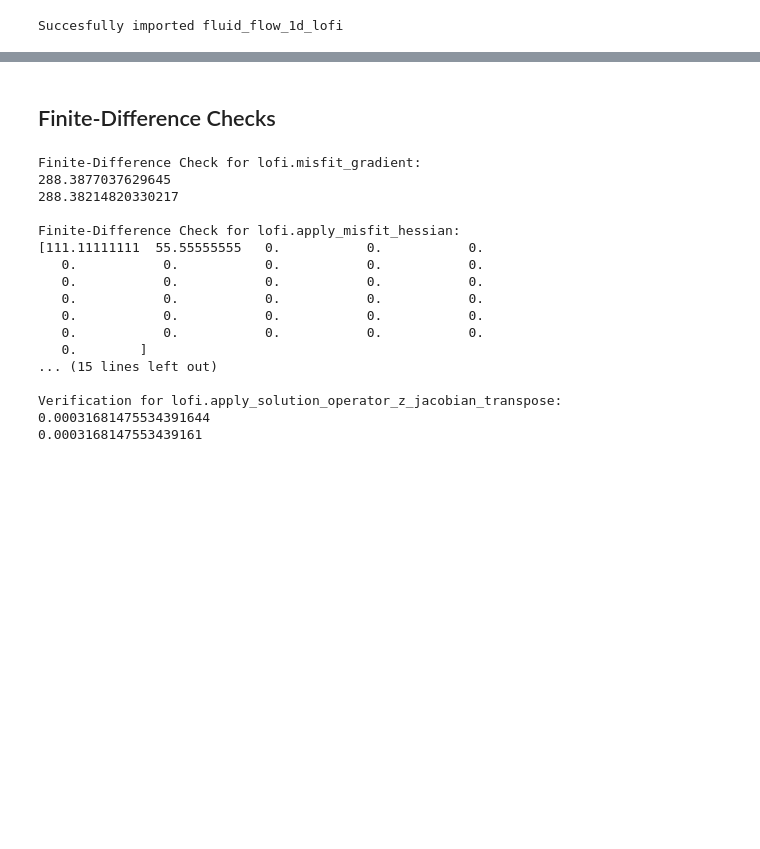
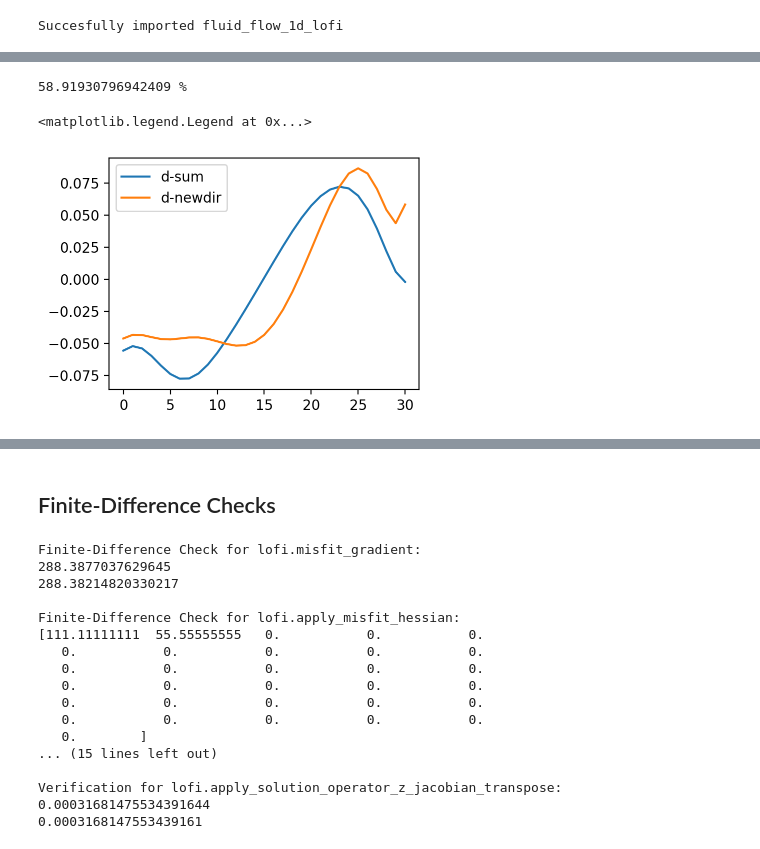
Before and after one commit to sandialabs/Sola, a Jupyter notebook: examples/Transient_Fluid_Flow_Tracer_1D/python/serverside/eval_discrepancy.ipynb, the cells around one changed output, grey strips where cells are left out. Cells and saved outputs as stored; diff of their text form; code cells hidden in the pictures; blank space fills up the shorter version.

```diff
--- a/examples/Transient_Fluid_Flow_Tracer_1D/python/serverside/eval_discrepancy.ipynb
+++ b/examples/Transient_Fluid_Flow_Tracer_1D/python/serverside/eval_discrepancy.ipynb
@@ -18,0 +104,21 @@ kt_lofi = lofi.state_solve(k0, return_type="vector", annotate=False, return_all=
+# %%
+# rand_dir = lofi.np.random.rand(len(z_hifi))**2
+# rand_dir = rand_dir/lofi.np.linalg.norm(rand_dir) * lofi.np.linalg.norm(z_lofi)
+# if rand_dir.ndim == 1: rand_dir = rand_dir[:, lofi.np.newaxis]
+
+z_1 = z_lofi
+z_2 = z_hifi
+d_sum = discrepancy_end(z_1)+discrepancy_end(z_2)
+d_newdir = discrepancy_end(z_1 + z_2)
+# %%
+print(100*lofi.np.linalg.norm(d_newdir - d_sum)/lofi.np.linalg.norm(d_newdir), "%")
+# %% [output]
+58.91930796942409 %
+# %%
+plt.figure(figsize=(4, 3))
+vertex_plot(d_sum, label='d-sum')
+vertex_plot(d_newdir, label='d-newdir')
+plt.legend()
+# %% [output]
+<matplotlib.legend.Legend at 0x...>
+[figure, added]
```
Also changed, not shown: parts of 16 cells of this notebook, 7 other files.
